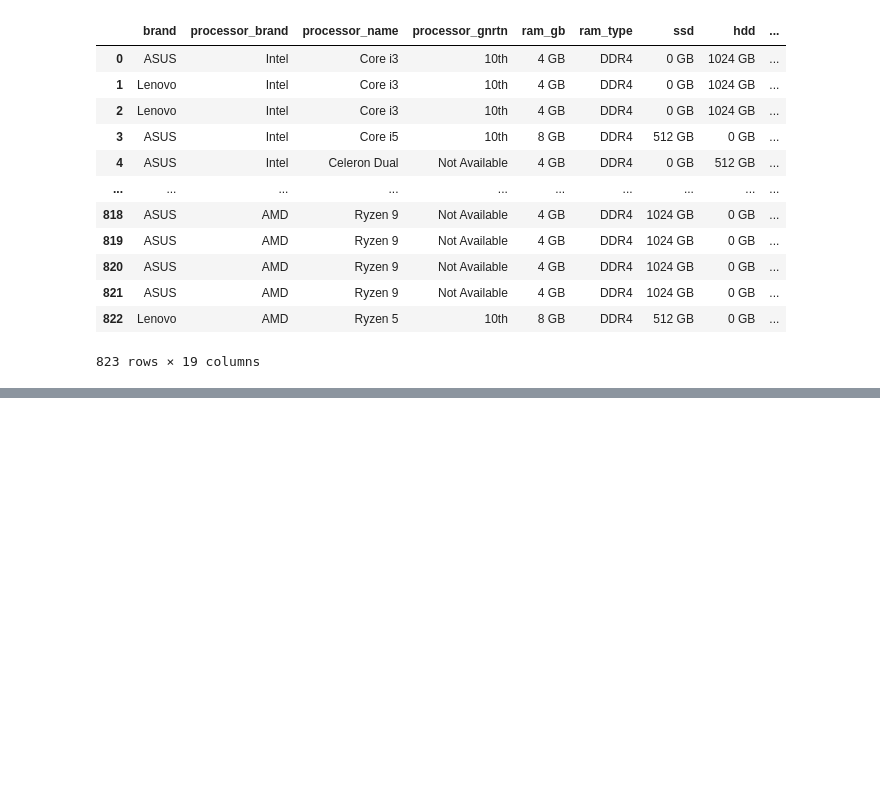
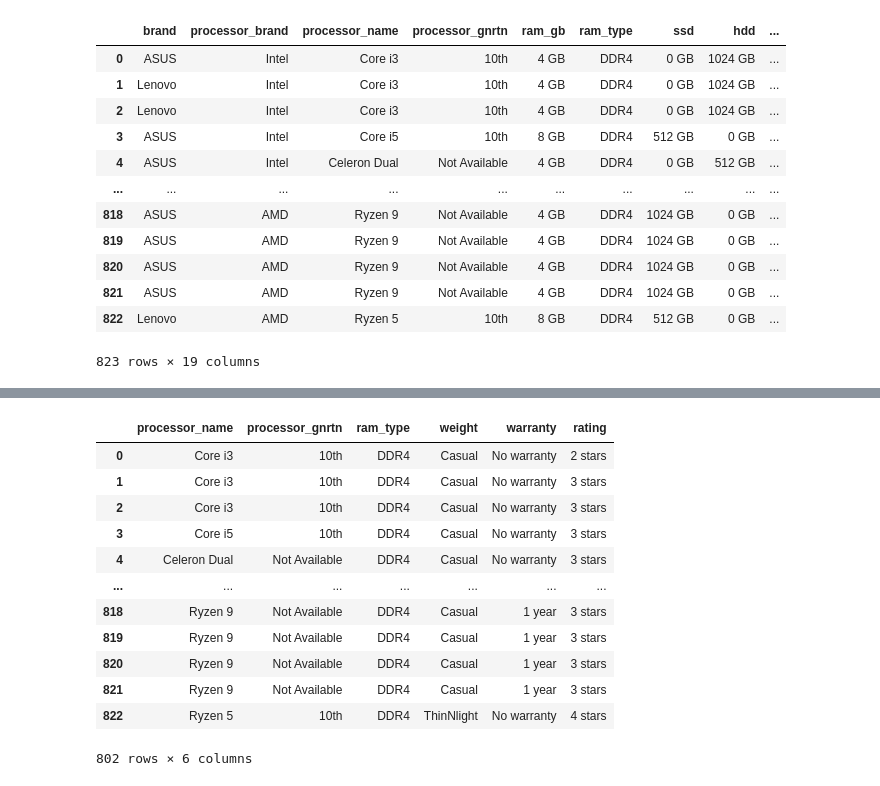
Before and after one commit to Govind-kumawat2002/Python_Library, a Jupyter notebook: Machine_learning/linear_Regration01.ipynb, the cells around one changed output, grey strips where cells are left out. Saved outputs shown, nothing was run; the diff lists cells and outputs as text; code cells hidden in the pictures; blank space fills up the shorter version.

```diff
--- a/Machine_learning/linear_Regration01.ipynb
+++ b/Machine_learning/linear_Regration01.ipynb
@@ -22,0 +155,17 @@ laptop_data
+# %%
+cal_df=laptop_df.select_dtypes(include='O') # esme apn catcorikal value ko alg kr rhe hai
+cal_df
+# %% [output]
+|  | processor_name | processor_gnrtn | ram_type | weight | warranty | rating |
+| 0 | Core i3 | 10th | DDR4 | Casual | No warranty | 2 stars |
+| 1 | Core i3 | 10th | DDR4 | Casual | No warranty | 3 stars |
+| 2 | Core i3 | 10th | DDR4 | Casual | No warranty | 3 stars |
+| 3 | Core i5 | 10th | DDR4 | Casual | No warranty | 3 stars |
+| 4 | Celeron Dual | Not Available | DDR4 | Casual | No warranty | 3 stars |
+| ... | ... | ... | ... | ... | ... | ... |
+| 818 | Ryzen 9 | Not Available | DDR4 | Casual | 1 year | 3 stars |
+| 819 | Ryzen 9 | Not Available | DDR4 | Casual | 1 year | 3 stars |
+| 820 | Ryzen 9 | Not Available | DDR4 | Casual | 1 year | 3 stars |
+| 821 | Ryzen 9 | Not Available | DDR4 | Casual | 1 year | 3 stars |
+| 822 | Ryzen 5 | 10th | DDR4 | ThinNlight | No warranty | 4 stars |
+802 rows × 6 columns
```
Also changed, not shown: parts of 30 cells of this notebook, 1 other file.
